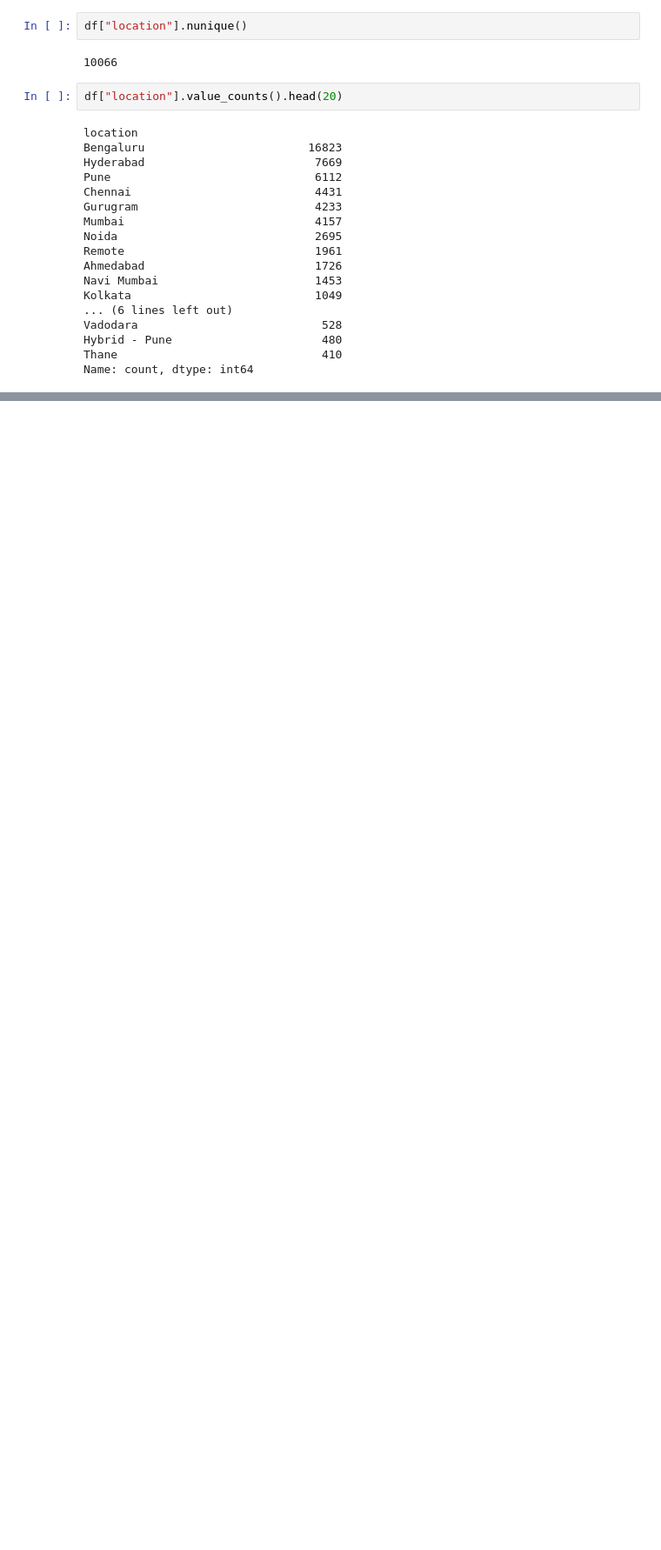
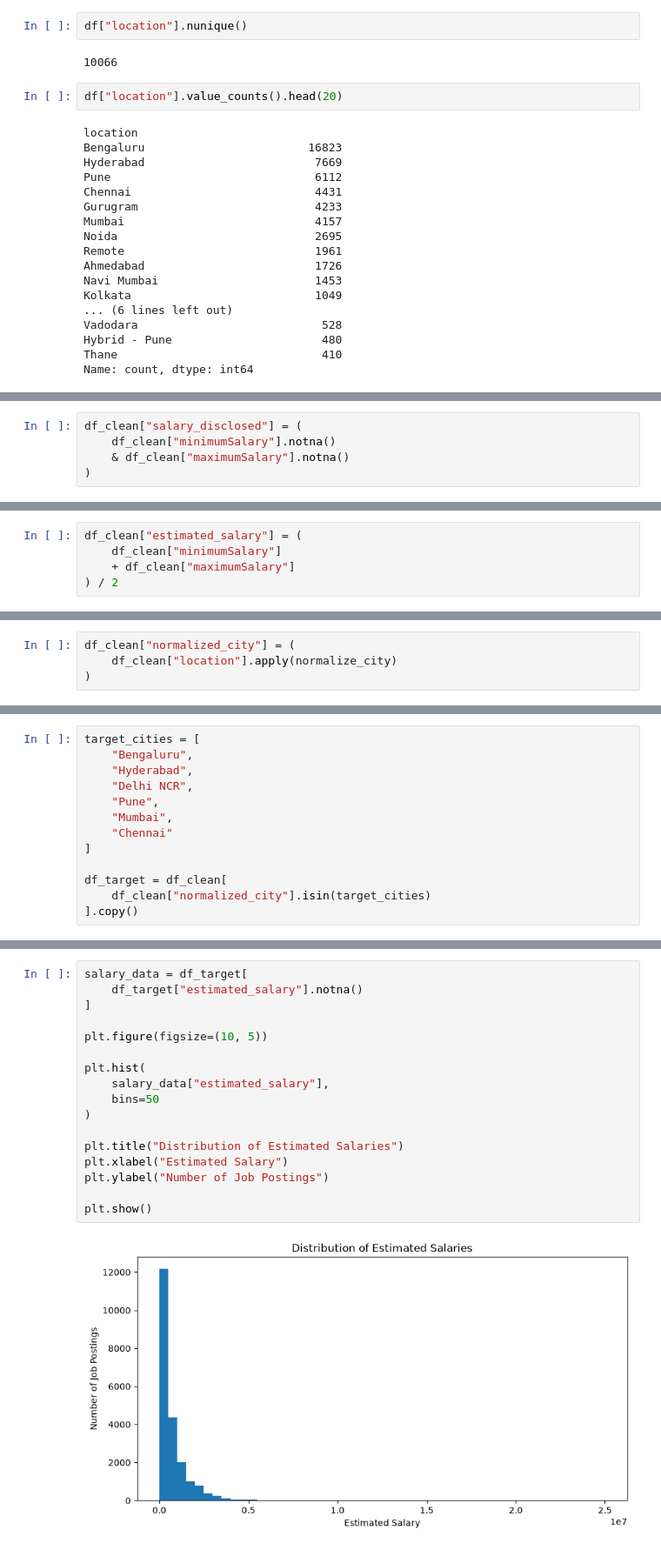
Before and after one commit to pdhall-us/india-gcc-workforce-analytics, a Jupyter notebook: notebooks/01_data_cleaning_eda.ipynb, the cells around one changed output, grey strips where cells are left out. Shown at 87% size. Saved outputs shown, nothing was run; the diff lists cells and outputs as text; blank space fills up the shorter version.

Commit message:
Add data cleaning and workforce feature engineering

```diff
--- a/notebooks/01_data_cleaning_eda.ipynb
+++ b/notebooks/01_data_cleaning_eda.ipynb
@@ -177,0 +242,5 @@ Name: count, dtype: int64
+# %%
+df_clean["salary_disclosed"] = (
+    df_clean["minimumSalary"].notna()
+    & df_clean["maximumSalary"].notna()
+)
@@ -177,0 +256,5 @@ Name: count, dtype: int64
+# %%
+df_clean["estimated_salary"] = (
+    df_clean["minimumSalary"]
+    + df_clean["maximumSalary"]
+) / 2
@@ -177,0 +290,4 @@ Name: count, dtype: int64
+# %%
+df_clean["normalized_city"] = (
+    df_clean["location"].apply(normalize_city)
+)
@@ -177,0 +308,13 @@ Name: count, dtype: int64
+# %%
+target_cities = [
+    "Bengaluru",
+    "Hyderabad",
+    "Delhi NCR",
+    "Pune",
+    "Mumbai",
+    "Chennai"
+]
+
+df_target = df_clean[
+    df_clean["normalized_city"].isin(target_cities)
+].copy()
@@ -177,0 +382,19 @@ Name: count, dtype: int64
+# %%
+salary_data = df_target[
+    df_target["estimated_salary"].notna()
+]
+
+plt.figure(figsize=(10, 5))
+
+plt.hist(
+    salary_data["estimated_salary"],
+    bins=50
+)
+
+plt.title("Distribution of Estimated Salaries")
+plt.xlabel("Estimated Salary")
+plt.ylabel("Number of Job Postings")
+
+plt.show()
+# %% [output]
+[figure, added]
```
Also changed, not shown: parts of 70 cells of this notebook.
